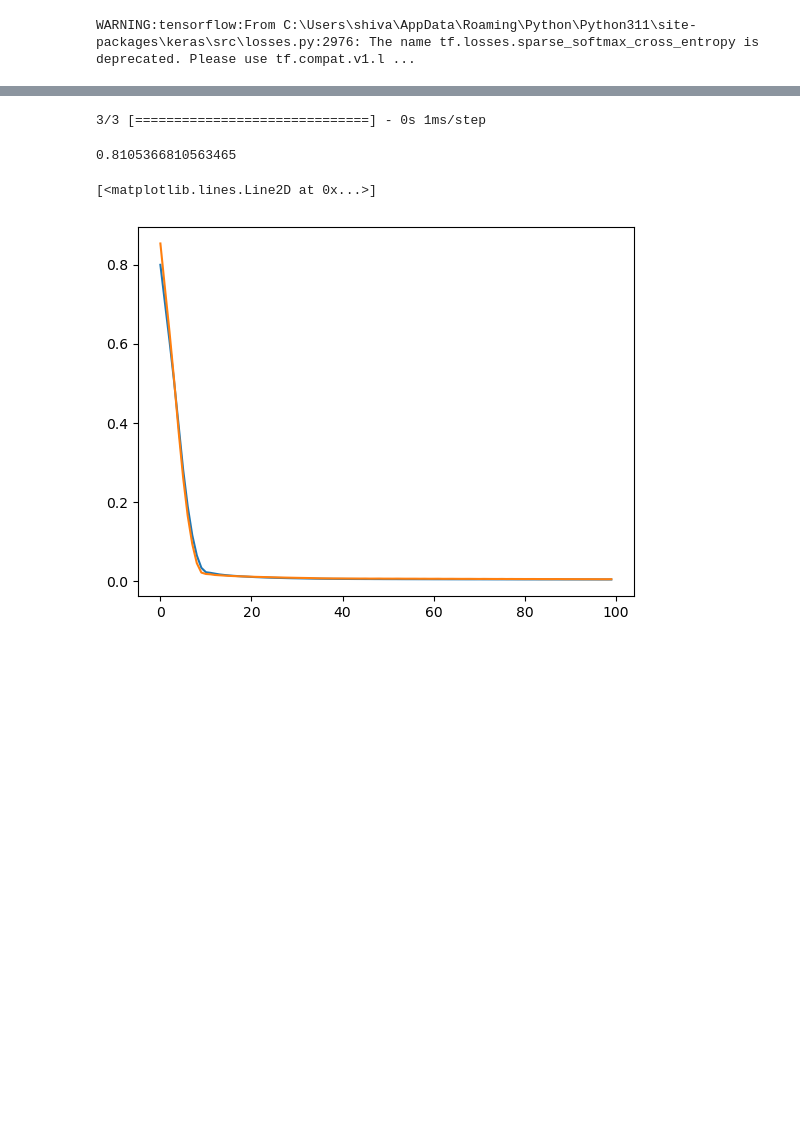
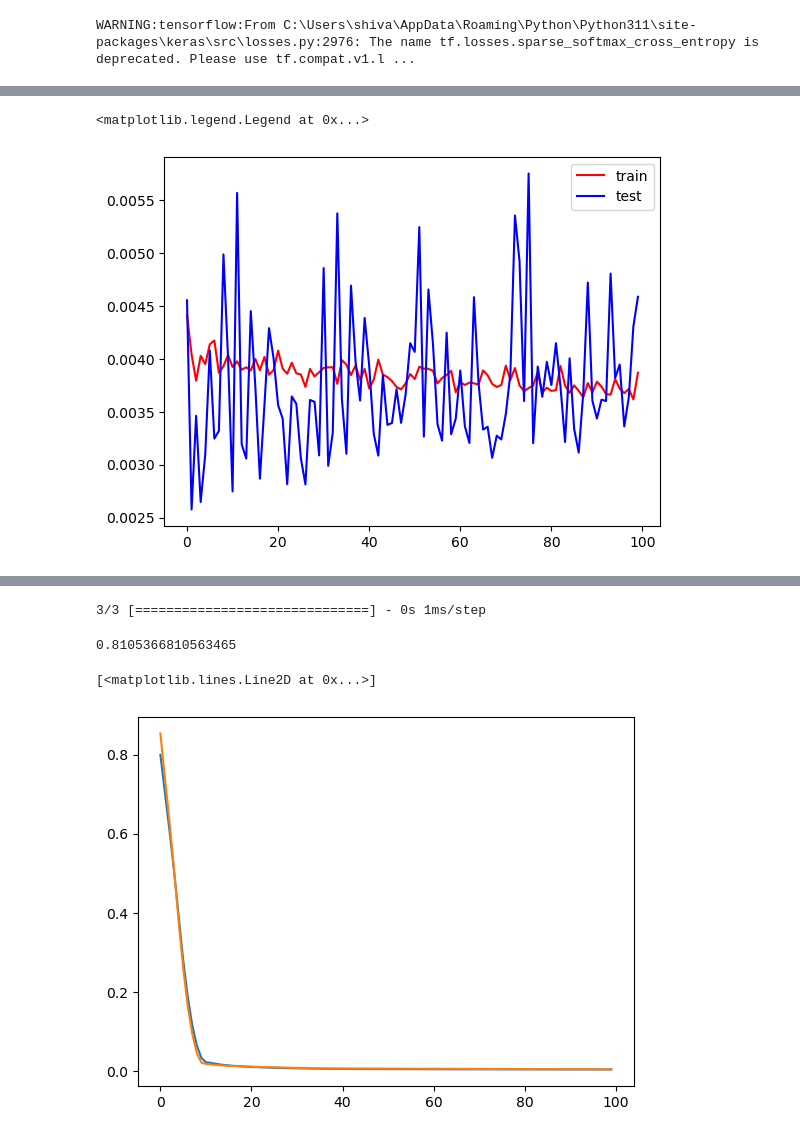
Before and after one commit to Shivansh7102003/ai-agents-journey, a Jupyter notebook: deep learning/regression using ann/admiti regression.ipynb, the cells around one changed output, grey strips where cells are left out. Drawn from its saved outputs; the diff is of its cells as text; code cells hidden in the pictures; blank space fills up the shorter version.

```diff
--- a/deep learning/regression using ann/admiti regression.ipynb
+++ b/deep learning/regression using ann/admiti regression.ipynb
@@ -102,4 +108,4 @@ Trainable params: 120 (480.00 Byte)
 Non-trainable params: 0 (0.00 Byte)
 _________________________________________________________________
 # %%
-model.compile(loss = "mean_squared_error" , optimizer = "adam")
+model.compile(loss = "mean_squared_error" , optimizer = "adam" ,metrics=['R2Score'])
@@ -106,4 +120,4 @@ model.compile(loss = "mean_squared_error" , optimizer = "adam")
 # %%
-history = model.fit(x_train_scaled , y_train , epochs = 100 , validation_split = 0.1)
+history = model.fit(x_train_scaled , y_train , epochs = 100 ,batch_size=32, validation_split = 0.1)
 # %% [output]
 Epoch 1/100
@@ -125,0 +140,8 @@ Epoch 100/100
+# %%
+import matplotlib.pyplot as plt
+plt.plot(history.history['loss'] ,color = 'red' , label = 'train')
+plt.plot(history.history['val_loss'] ,color = 'blue' , label = 'test')
+plt.legend()
+# %% [output]
+<matplotlib.legend.Legend at 0x...>
+[figure, added]
```
Also changed, not shown: parts of 8 cells of this notebook, 11 other files.
